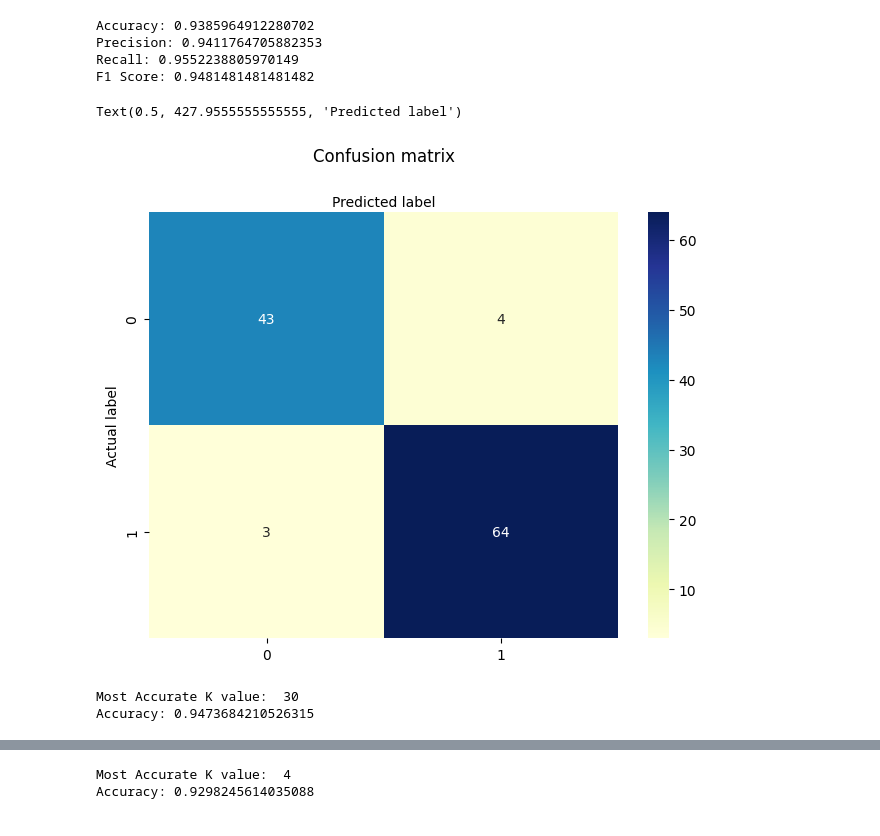
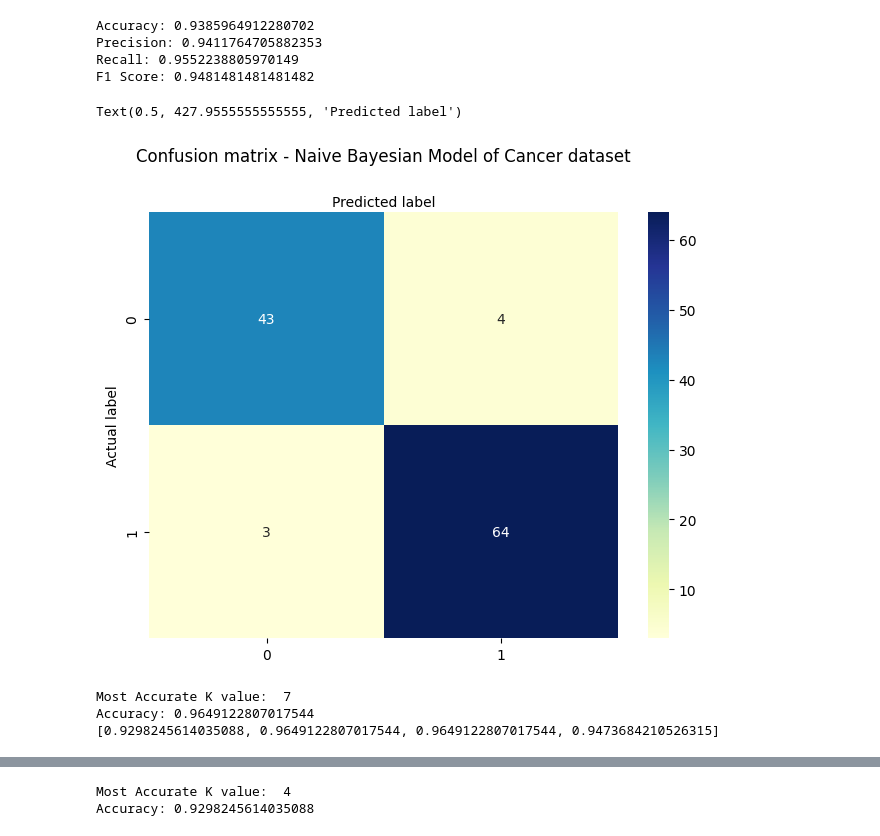
Before and after one commit to C-Little26/ECGR4105, a Jupyter notebook: Hw3/ECGR4105Hw3_Cancer.ipynb, the cells around one changed output, grey strips where cells are left out. Drawn from its saved outputs; the diff is of its cells as text; code cells hidden in the pictures.

```diff
--- a/Hw3/ECGR4105Hw3_Cancer.ipynb
+++ b/Hw3/ECGR4105Hw3_Cancer.ipynb
@@ -83,6 +77,6 @@ sc_x = StandardScaler()
 x_train = sc_x.fit_transform(x_train)
 x_val = sc_x.fit_transform(x_val)
 # %%
-classifier = LogisticRegression(random_state=0) #unweighted logistic classifier
+classifier = LogisticRegression(random_state=0, solver='saga') #unweighted logistic classifier
 classifier.fit(x_train, y_train)
 # %% [output]
@@ -170,20 +164,20 @@ F1 Score: 0.9481481481481482
 # %%
 #draw confusion matrix
 class_names=[0,1] # name  of classes
 fig, ax = plt.subplots()
 tick_marks = np.arange(len(class_names))
 plt.xticks(tick_marks, class_names)
 plt.yticks(tick_marks, class_names)
 # create heatmap
 sea.heatmap(pd.DataFrame(cnfmatrix_3), annot=True, cmap="YlGnBu" ,fmt='g')
 ax.xaxis.set_label_position("top")
 plt.tight_layout()
-plt.title('Confusion matrix', y=1.1)
+plt.title('Confusion matrix - Naive Bayesian Model of Cancer dataset', y=1.1)
 plt.ylabel('Actual label')
 plt.xlabel('Predicted label')
 # %% [output]
 Text(0.5, 427.9555555555555, 'Predicted label')
-[figure, old version]
+[figure, new version]
 # %%
 #Problem 4, PCA Model for the Cancer Dataset
 # %%
@@ -202,20 +196,17 @@ for K in range(1, 31):
   clf4.fit(x_t4, y_train)
   y_pred4 = clf4.predict(x_v4)
 
-  #print("K:",K)
-  #print("Accuracy:",metrics.accuracy_score(y_val, y_pred4))
-  #print("Precision:",metrics.precision_score(y_val, y_pred4))
-  #print("Recall:",metrics.recall_score(y_val, y_pred4))
-  #print("F1 Score:", metrics.f1_score(y_val,y_pred4))
   accuracies_4.append(metrics.accuracy_score(y_val,y_pred4))
   if(metrics.accuracy_score(y_val,y_pred4) > accuracy_high4):
-    accuracy_high_4 = metrics.accuracy_score(y_val,y_pred4)
+    accuracy_high4 = metrics.accuracy_score(y_val,y_pred4)
     K_high4 = K
 print("Most Accurate K value: ", K_high4)
-print("Accuracy:", accuracy_high_4)
+print("Accuracy:", accuracy_high4)
+print(accuracies_4)
 # %% [output]
-Most Accurate K value:  30
-Accuracy: 0.9473684210526315
+Most Accurate K value:  7
+Accuracy: 0.9649122807017544
+[0.9298245614035088, 0.9649122807017544, 0.9649122807017544, 0.9473684210526315]
 # %%
 #rerun pca and regression at optimal value
 clf4_f = LogisticRegression(random_state=0)
```
Also changed, not shown: parts of 8 cells of this notebook.
